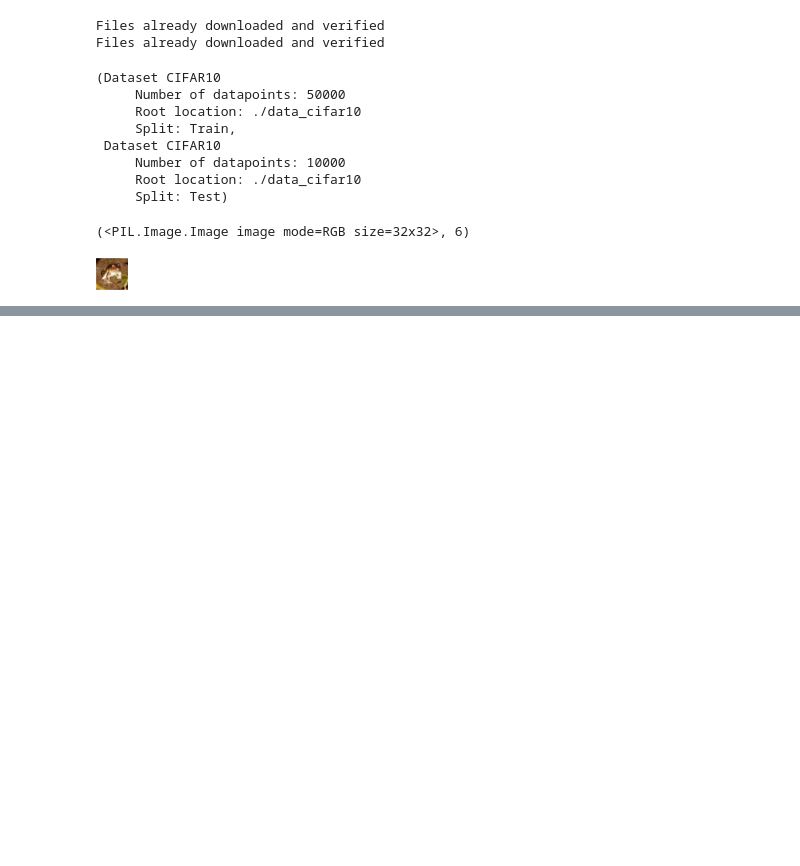
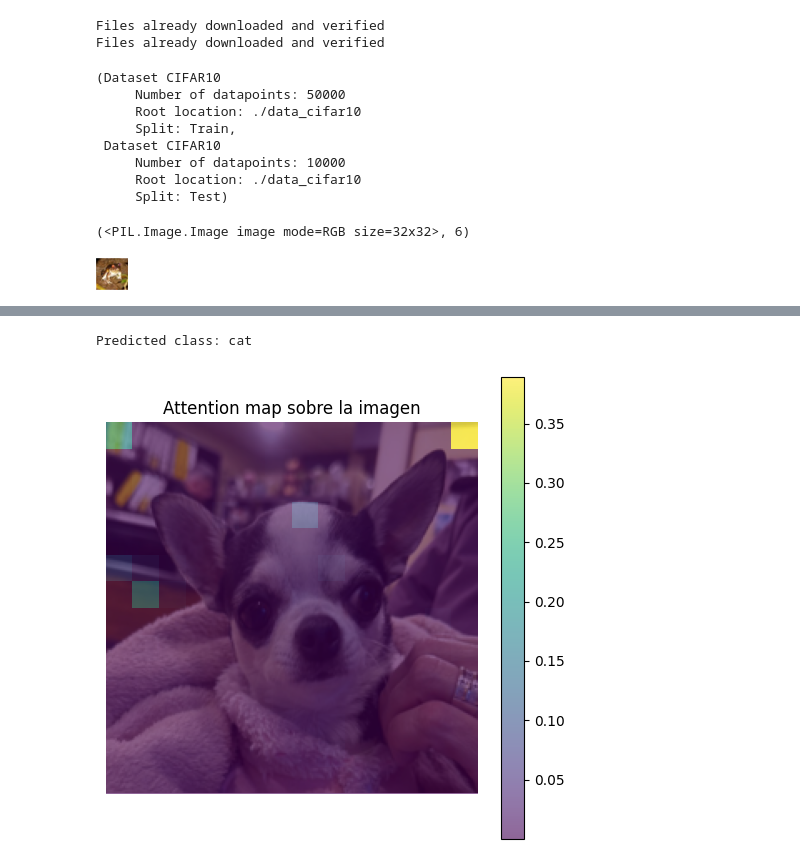
Before and after one commit to lulunkaii/IA_ImgReconDescriptivo, a Jupyter notebook: ViT.ipynb, the cells around one changed output, grey strips where cells are left out. Cells and saved outputs as stored; diff of their text form; code cells hidden in the pictures; blank space fills up the shorter version.

```diff
--- a/ViT.ipynb
+++ b/ViT.ipynb
@@ -777,0 +716,39 @@ Accuracy of the network on the 10000 test images: 77 %
+# %%
+img_path = 'image.png'
+
+# Carga la imagen con PIL
+img = Image.open(img_path).convert('RGB')
+img_tensor = transform_val(img).unsqueeze(0).to(device)
+
+with torch.no_grad():
+    output, attn_maps = model(img_tensor, return_attn=True)
+    _, predicted = torch.max(output, 1)
+    print(f"Predicted class: {classes[predicted.item()]}")
+
+
+last_attn = attn_maps[-1][0]  # [heads, tokens, tokens]
+cls_attn = last_attn[0, 0]    # atención del token CLS a todos los tokens
+
+# El primer valor es el CLS, los siguientes son los parches
+patch_attn = cls_attn[1:]  # (196,)
+
+# Remapea a cuadrícula 14x14
+num_patches = patch_attn.shape[0]
+grid_size = int(math.sqrt(num_patches))  # 14 si tienes 196 parches
+
+patch_attn_grid = patch_attn.reshape(grid_size, grid_size).cpu().detach().numpy()
+
+img_np = np.array(img.resize((224, 224)))  # Asegúrate que el tamaño coincida
+
+pred_class_idx = output.argmax(dim=1).item()
+
+plt.figure(figsize=(6, 6))
+plt.imshow(img_np)  # Imagen de fondo
+plt.imshow(patch_attn_grid, cmap='viridis', alpha=0.6, extent=(0, 224, 224, 0))  # Mapa de atención encima
+plt.title("Attention map sobre la imagen")
+plt.axis('off')
+plt.colorbar()
+plt.show()
+# %% [output]
+Predicted class: cat
+[figure, added]
```
Also changed, not shown: parts of 19 cells of this notebook.
